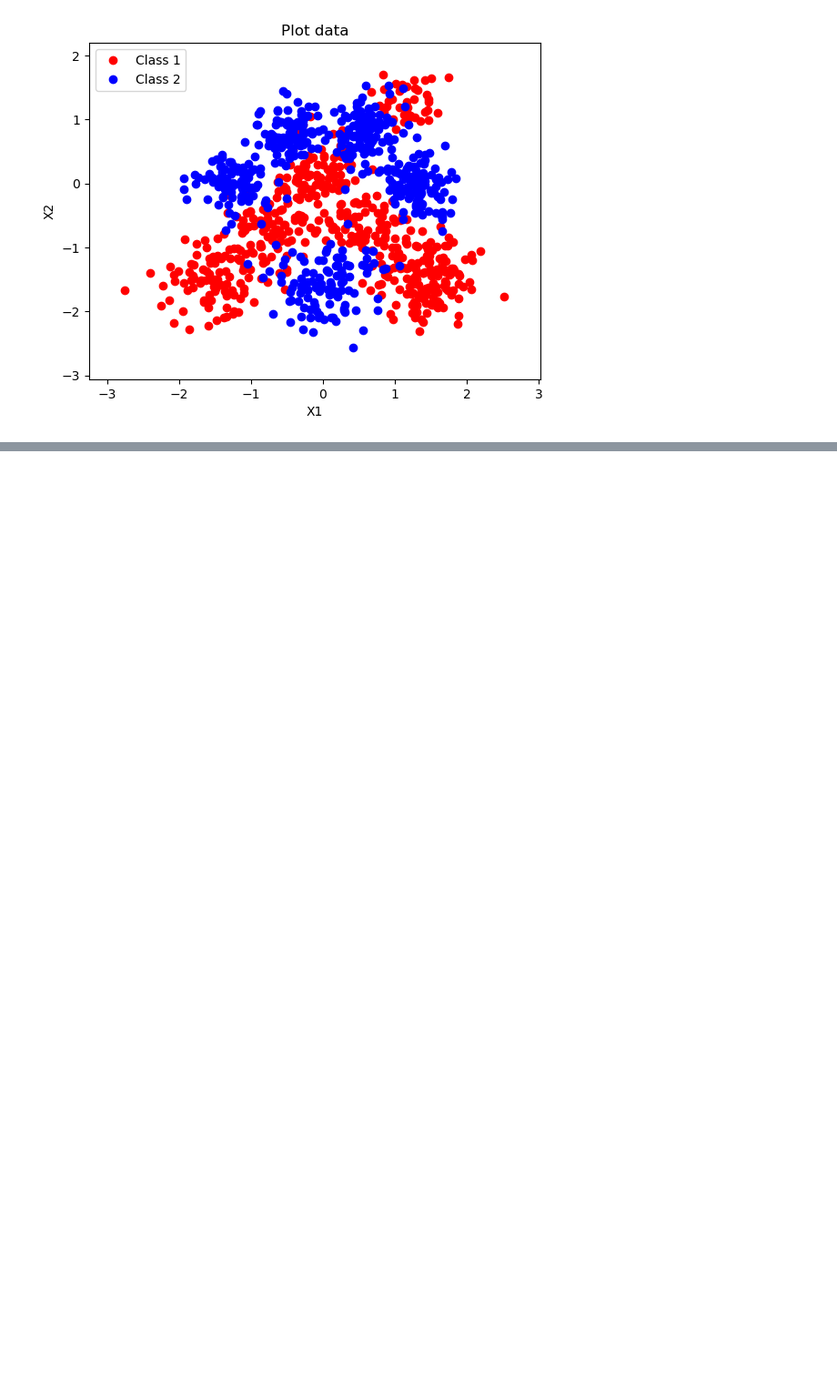
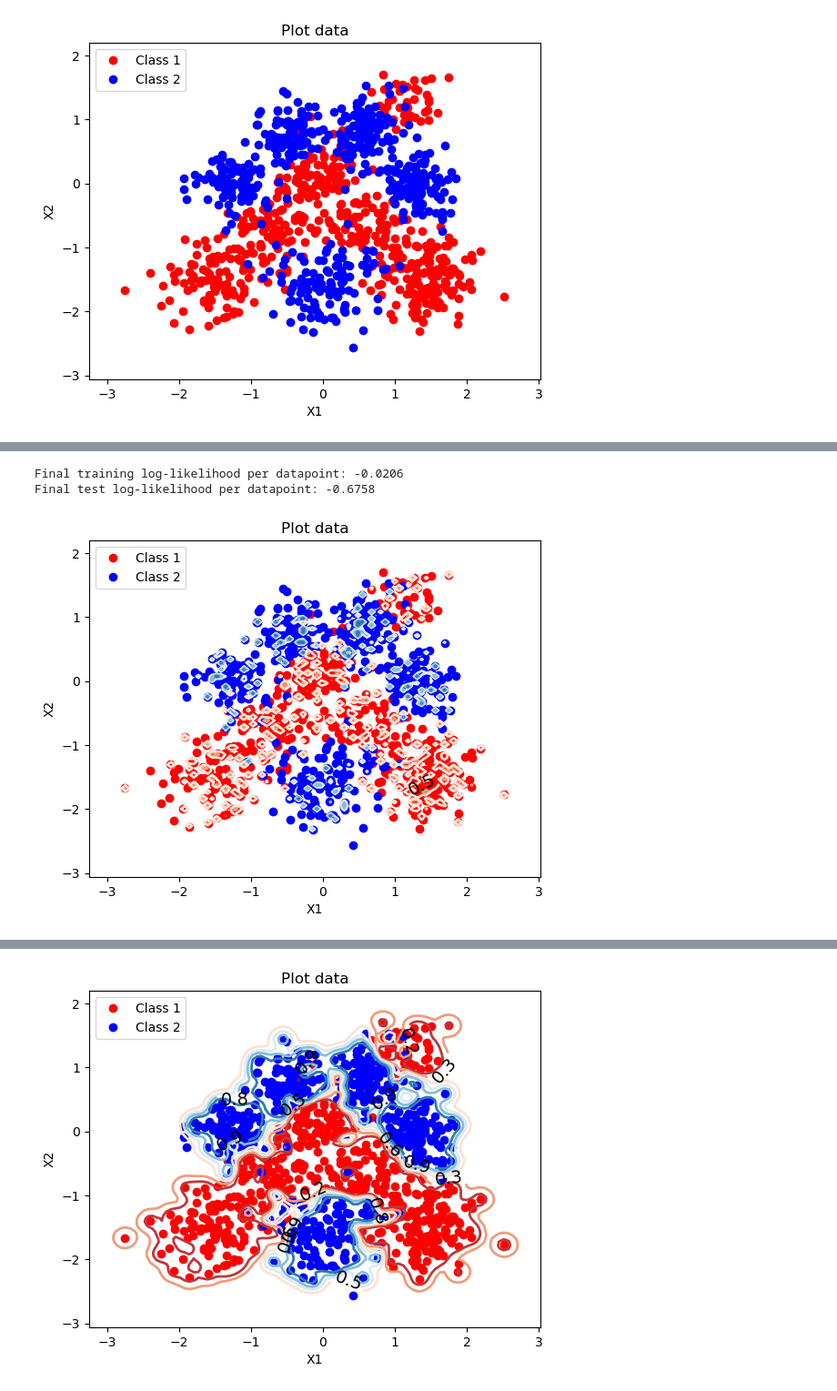
Before and after one commit to jackhenry02/Classification, a Jupyter notebook: 3F8_notebook.ipynb, the cells around one changed output, grey strips where cells are left out. Shown at 91% size. Saved outputs shown, nothing was run; the diff lists cells and outputs as text; code cells hidden in the pictures; blank space fills up the shorter version.

```diff
--- a/3F8_notebook.ipynb
+++ b/3F8_notebook.ipynb
@@ -517,0 +551,77 @@ plot_predictive_distribution(X, y, w, lambda x : evaluate_basis_functions(l, x,
+# %%
+# We expand the data
+
+def expansion_exercise(l_set, alpha_set):
+    for i in l_set:
+
+        l = i #XXX Width of the Gaussian basis funcction. To be completed by the student
+
+        X_tilde_train = get_x_tilde(evaluate_basis_functions(l, X_train, X_train))
+        X_tilde_test = get_x_tilde(evaluate_basis_functions(l, X_test, X_train))
+
+        # We train the new classifier on the feature expanded inputs
+
+        alpha = alpha_set[l_set.index(i)]# XXX Learning rate for gradient-based optimisation with basis functions. To be completed by the student
+        n_steps = 10000# XXX Number of steps of gradient-based optimisation with basis functions. To be completed by the student
+
+        w, ll_train, ll_test = fit_w(X_tilde_train, y_train, X_tilde_test, y_test, n_steps, alpha)
+
+        # We plot the training and test log likelihoods
+
+        #plot_ll(ll_train)
+        #plot_ll(ll_test)
+
+        # Compute final log-likelihood per datapoint
+        final_ll_train = compute_average_ll(X_tilde_train, y_train, w)
+        final_ll_test = compute_average_ll(X_tilde_test, y_test, w)
+
+        print(f"Final training log-likelihood per datapoint: {final_ll_train:.4f}")
+        print(f"Final test log-likelihood per datapoint: {final_ll_test:.4f}")
+        # We plot the predictive distribution
+
+        plot_predictive_distribution(X, y, w, lambda x : evaluate_basis_functions(l, x, X_train))
+
+        # Predict probabilities
+        y_test_pred_prob = predict(X_tilde_test, w)
+
+        # Apply threshold at τ = 0.5 to get binary class predictions
+        y_test_pred = (y_test_pred_prob > 0.5).astype(int)
+
+        # Compute confusion matrix
+        true_negatives = np.sum((y_test == 0) & (y_test_pred == 0))
+        false_positives = np.sum((y_test == 0) & (y_test_pred == 1))
+        false_negatives = np.sum((y_test == 1) & (y_test_pred == 0))
+        true_positives = np.sum((y_test == 1) & (y_test_pred == 1))
+
+        # more efficient code below
+        # false_positives = np.sum((y_test == 0) & (y_test_pred))
+        # false_negatives = np.sum((y_test == 1) & (np.logical_not(y_test_pred))
+
+        # Compute fractions
+        total_negatives = np.sum(y_test == 0)
+        total_positives = np.sum(y_test == 1)
+
+        P_yhat0_y0 = true_negatives / total_negatives  # P(ŷ = 0 | y = 0)
+        P_yhat1_y0 = false_positives / total_negatives  # P(ŷ = 1 | y = 0)
+        P_yhat0_y1 = false_negatives / total_positives  # P(ŷ = 0 | y = 1)
+        P_yhat1_y1 = true_positives / total_positives  # P(ŷ = 1 | y = 1)
+
+        # Print confusion matrix
+        print("\nConfusion Matrix:")
+        print(f"          Predicted 0    Predicted 1")
+        print(f"True 0    {P_yhat0_y0:.4f}        {P_yhat1_y0:.4f}")
+        print(f"True 1    {P_yhat0_y1:.4f}        {P_yhat1_y1:.4f}")
+
+
+l_set = [0.01,0.1,1]
+alpha_set = [0.005, 0.0008, 0.00005]
+
+expansion_exercise(l_set, alpha_set)
+
+#expansion_exercise([0.01], [0.005])
+#expansion_exercise([0.1], [0.0008])
+#expansion_exercise([1], [0.00005])
+# %% [output]
+Final training log-likelihood per datapoint: -0.0206
+Final test log-likelihood per datapoint: -0.6758
+[figure, added]
@@ -517,0 +634 @@ plot_predictive_distribution(X, y, w, lambda x : evaluate_basis_functions(l, x,
+[figure, added]
```
Also changed, not shown: parts of 7 cells of this notebook, 9 other files.
